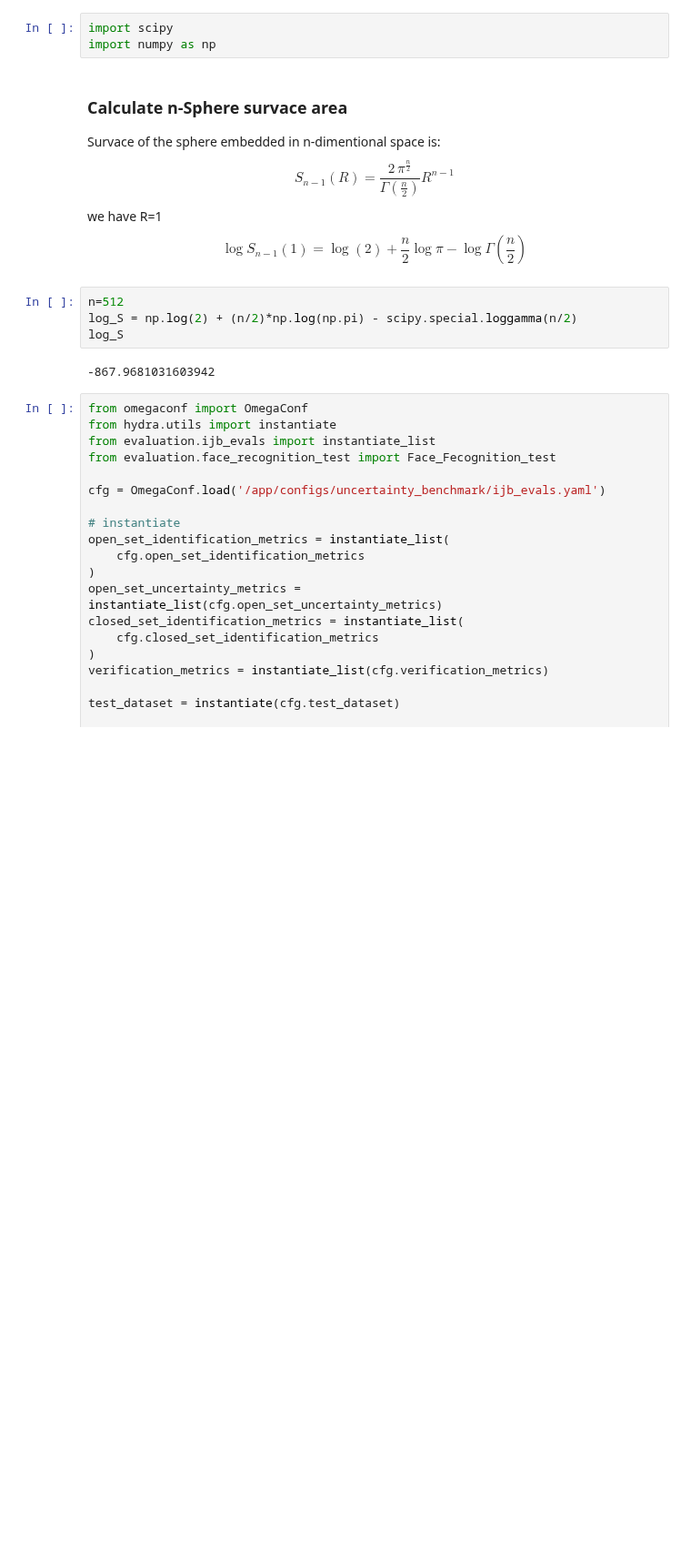
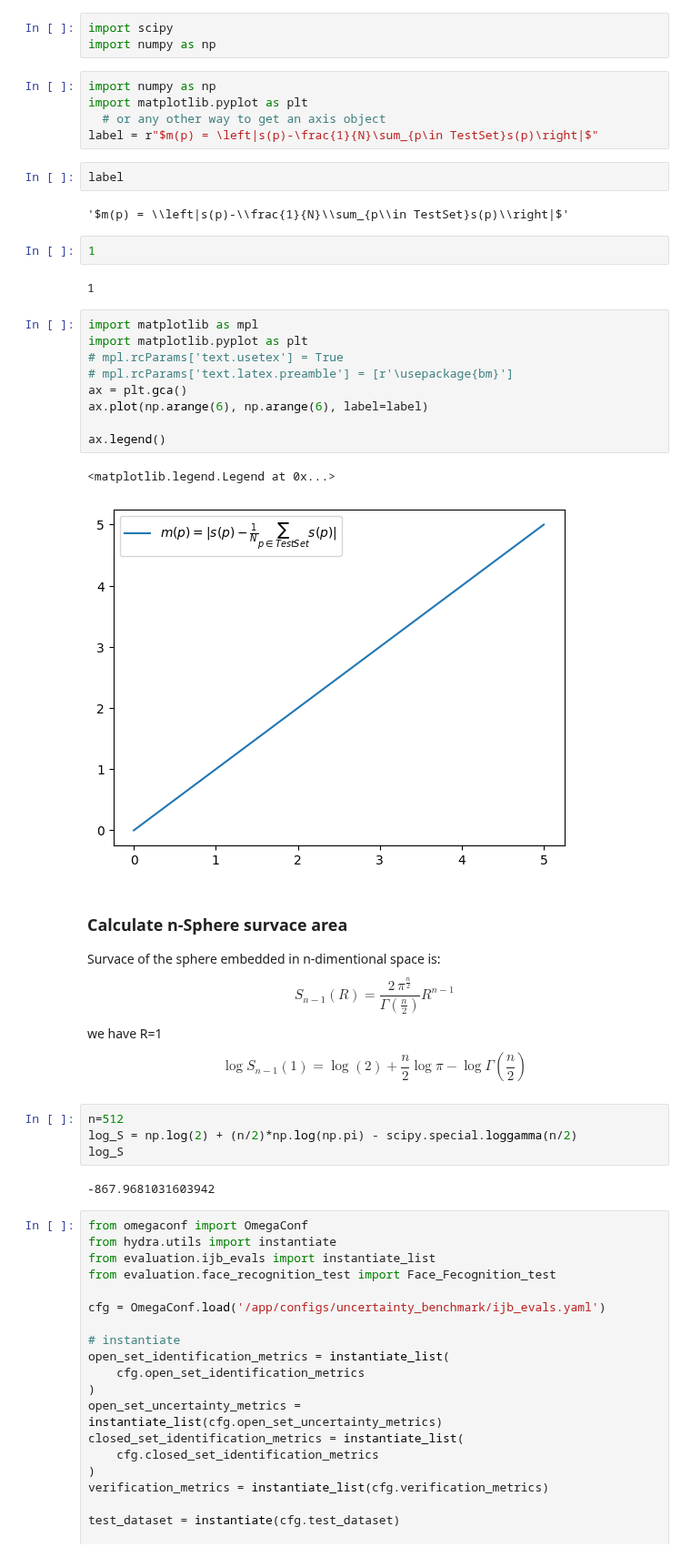
Before and after one commit to vanekek/face_ue, a Jupyter notebook: sandbox/sphere_operations.ipynb, the cells around one changed output. Shown at 91% size. Saved outputs shown, nothing was run; the diff lists cells and outputs as text; blank space fills up the shorter version.

```diff
--- a/sandbox/sphere_operations.ipynb
+++ b/sandbox/sphere_operations.ipynb
@@ -1,6 +1,31 @@
 # %%
 import scipy
 import numpy as np
+# %%
+import numpy as np
+import matplotlib.pyplot as plt
+  # or any other way to get an axis object
+label = r"$m(p) = \left|s(p)-\frac{1}{N}\sum_{p\in TestSet}s(p)\right|$"
+# %%
+label
+# %% [output]
+'$m(p) = \\left|s(p)-\\frac{1}{N}\\sum_{p\\in TestSet}s(p)\\right|$'
+# %%
+1
+# %% [output]
+1
+# %%
+import matplotlib as mpl
+import matplotlib.pyplot as plt
+# mpl.rcParams['text.usetex'] = True
+# mpl.rcParams['text.latex.preamble'] = [r'\usepackage{bm}']
+ax = plt.gca()
+ax.plot(np.arange(6), np.arange(6), label=label)
+
+ax.legend()
+# %% [output]
+<matplotlib.legend.Legend at 0x...>
+[figure, added]
 # %% [markdown]
 ### Calculate n-Sphere survace area
 Survace of the sphere embedded in n-dimentional space is:
```
Also changed, not shown: 41 other files.
